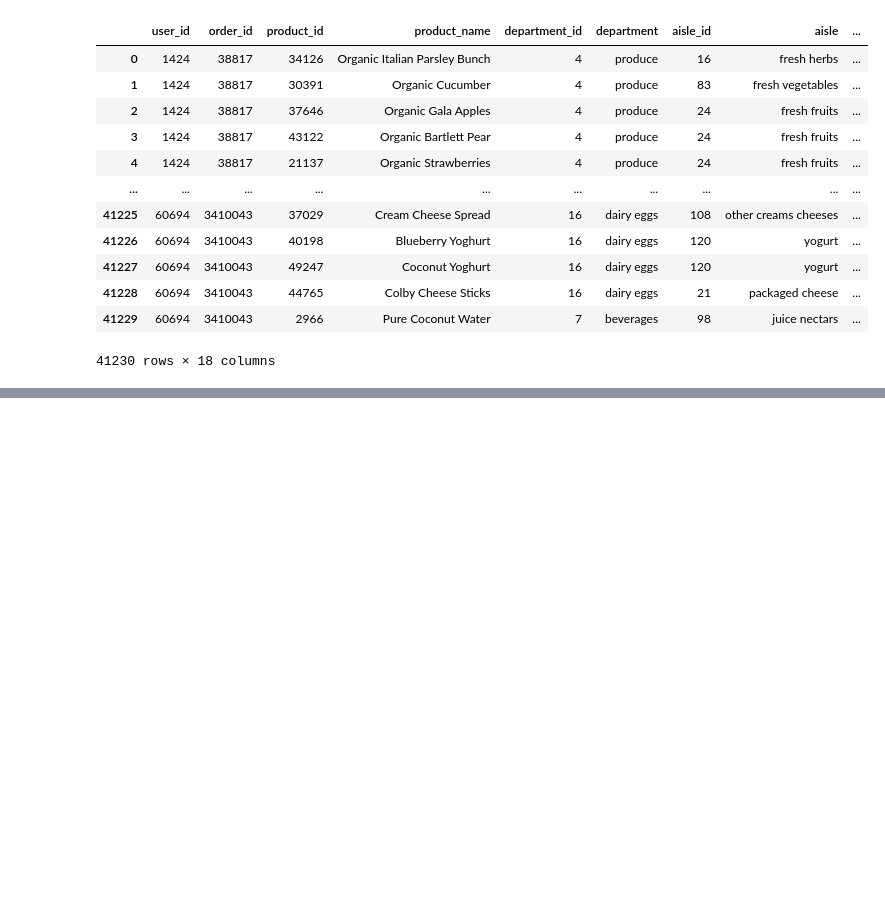
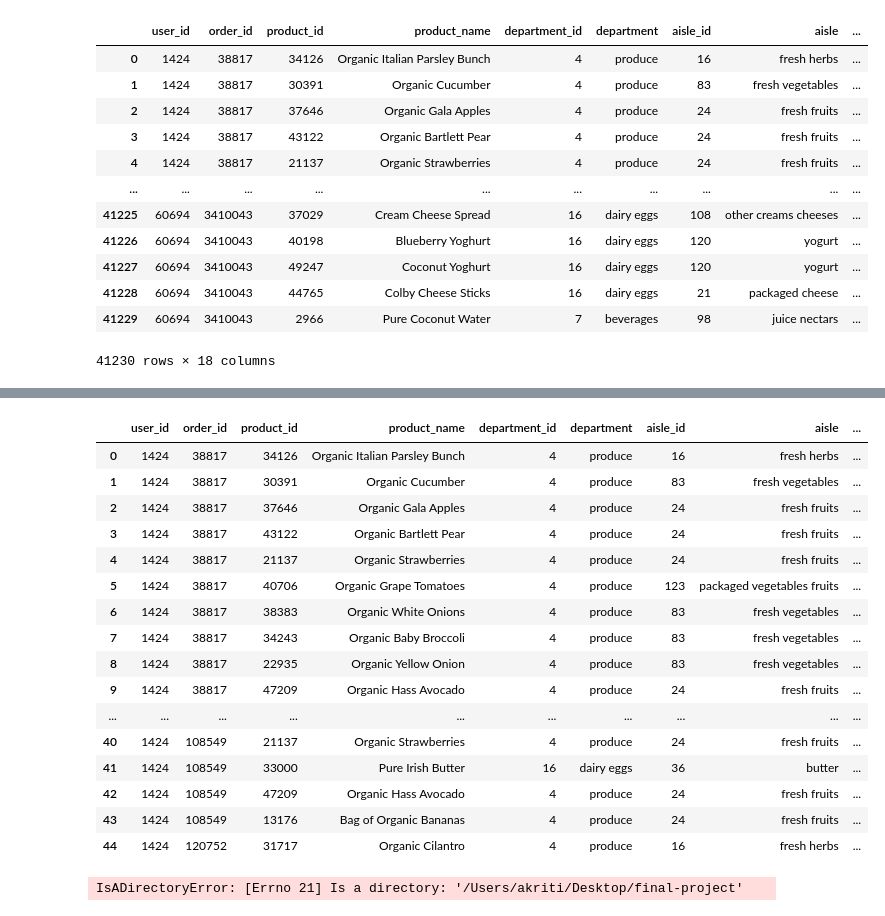
Before and after one commit to CodingComrades/final-project, a Jupyter notebook: Clean Data Organic.ipynb, the cells around one changed output, grey strips where cells are left out. Saved outputs shown, nothing was run; the diff lists cells and outputs as text; code cells hidden in the pictures; blank space fills up the shorter version.

```diff
--- a/Clean Data Organic.ipynb
+++ b/Clean Data Organic.ipynb
@@ -46,7 +46,3 @@ instacart_df
 | 41228 | 60694 | 3410043 | 44765 | Colby Cheese Sticks | 16 | dairy eggs | 21 | packaged cheese | ... |
 | 41229 | 60694 | 3410043 | 2966 | Pure Coconut Water | 7 | beverages | 98 | juice nectars | ... |
 41230 rows × 18 columns
-# %%
-#instacart_df['Veg Friendly'] = instacart_df['aisle'].apply(lambda x : 'Vegetarian' if x.split() in ['fresh herbs', 'fresh vegetables', 'fresh fruits'] else 'Non Vegetarian')
-instacart_df['Veg Friendly'] = instacart_df['aisle'].apply(lambda x : 'Vegetarian' if 'fresh herbs' in x else 'Non Veg')
-instacart_df
@@ -66,0 +73,15 @@ instacart_df
+# %%
+#instacart_df['Veg Friendly'] = instacart_df['aisle'].apply(lambda x : 'Vegetarian' if x.split() in ['fresh herbs', 'fresh vegetables', 'fresh fruits'] else 'Non Vegetarian')
+instacart_df['Veg Friendly'] = instacart_df['aisle'].apply(lambda x : 'Vegetarian' if x in ['fresh herbs','fresh fruits','fresh vegetables', 'packaged vegetables fruits', 'butter', 'oils vinegars', 'pasta sauce', 'spreads', 'milk', 'canned meals beans', 'eggs',
+       'water seltzer sparkling water', 'soy lactosefree',
+       'nuts seeds dried fruit', 'packaged cheese',
+       'canned jarred vegetables', 'bread', 'specialty cheeses',
+       'preserved dips spreads', 'breakfast bakery',
+       'fresh dips tapenades', 'tofu meat alternatives',
+       'energy granola bars', 'cereal', 'cream', 'dry pasta', 'yogurt', 'packaged produce', 'crackers', 'chips pretzels', 'juice nectars', 'prepared soups salads',
+       'doughs gelatins bake mixes', 'fruit vegetable snacks',
+       'canned fruit applesauce', 'other creams cheeses', 'soft drinks',
+       'trail mix snack mix', 'mint gum', 'cookies cakes', 'tea',
+       'packaged poultry', 'frozen vegan vegetarian',
+       'frozen breads doughs', 'soup broth bouillon', 'candy chocolate'] else 'Non Veg')
+instacart_df
@@ -66,0 +102,25 @@ instacart_df
+# %%
+instacart_clean = instacart_df.drop(columns=['Organic vs Non Organic', 'Vegan Friendly', 'Food Group'])
+instacart_clean.head(45)
+# %% [output]
+|  | user_id | order_id | product_id | product_name | department_id | department | aisle_id | aisle | ... |
+| 0 | 1424 | 38817 | 34126 | Organic Italian Parsley Bunch | 4 | produce | 16 | fresh herbs | ... |
+| 1 | 1424 | 38817 | 30391 | Organic Cucumber | 4 | produce | 83 | fresh vegetables | ... |
+| 2 | 1424 | 38817 | 37646 | Organic Gala Apples | 4 | produce | 24 | fresh fruits | ... |
+| 3 | 1424 | 38817 | 43122 | Organic Bartlett Pear | 4 | produce | 24 | fresh fruits | ... |
+| 4 | 1424 | 38817 | 21137 | Organic Strawberries | 4 | produce | 24 | fresh fruits | ... |
+| 5 | 1424 | 38817 | 40706 | Organic Grape Tomatoes | 4 | produce | 123 | packaged vegetables fruits | ... |
+| 6 | 1424 | 38817 | 38383 | Organic White Onions | 4 | produce | 83 | fresh vegetables | ... |
+| 7 | 1424 | 38817 | 34243 | Organic Baby Broccoli | 4 | produce | 83 | fresh vegetables | ... |
+| 8 | 1424 | 38817 | 22935 | Organic Yellow Onion | 4 | produce | 83 | fresh vegetables | ... |
+| 9 | 1424 | 38817 | 47209 | Organic Hass Avocado | 4 | produce | 24 | fresh fruits | ... |
+| ... | ... | ... | ... | ... | ... | ... | ... | ... | ... |
+| 40 | 1424 | 108549 | 21137 | Organic Strawberries | 4 | produce | 24 | fresh fruits | ... |
+| 41 | 1424 | 108549 | 33000 | Pure Irish Butter | 16 | dairy eggs | 36 | butter | ... |
+| 42 | 1424 | 108549 | 47209 | Organic Hass Avocado | 4 | produce | 24 | fresh fruits | ... |
+| 43 | 1424 | 108549 | 13176 | Bag of Organic Bananas | 4 | produce | 24 | fresh fruits | ... |
+| 44 | 1424 | 120752 | 31717 | Organic Cilantro | 4 | produce | 16 | fresh herbs | ... |
+# %%
+instacart_clean.to_csv('/Users/akriti/Desktop/final-project')
+# %% [output]
+IsADirectoryError: [Errno 21] Is a directory: '/Users/akriti/Desktop/final-project'
```
Also changed, not shown: parts of 3 cells of this notebook.
